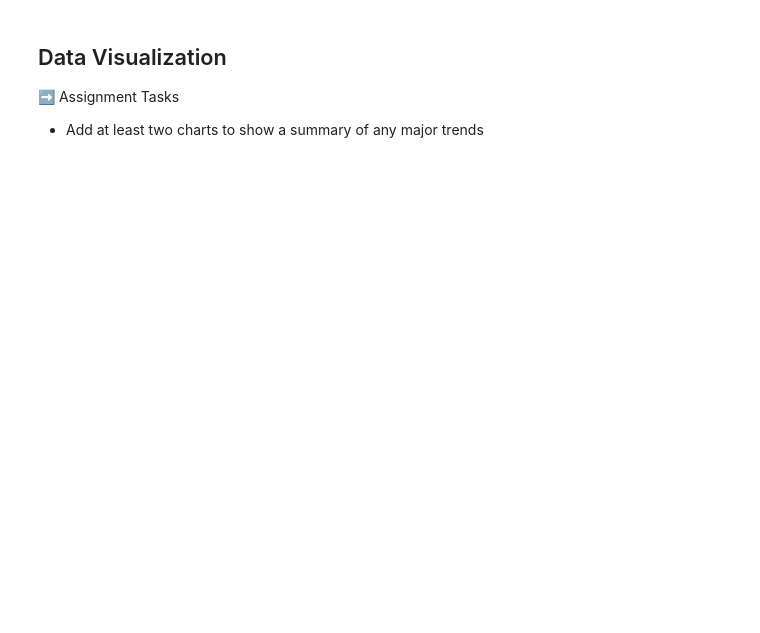
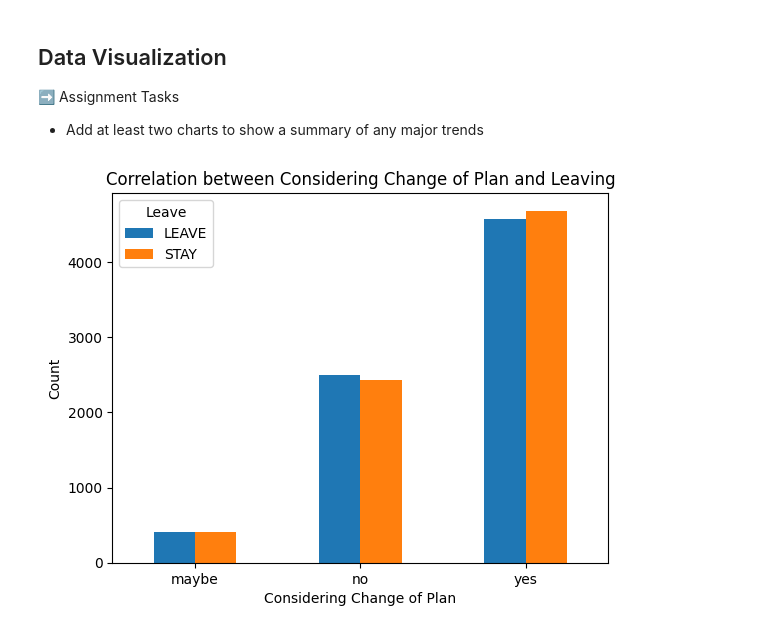
Before and after one commit to matiasarmesto/businessanalytics, a Jupyter notebook: Labs/Scripts/lab_02_megatelco_intro.ipynb, the cells around one changed output. Drawn from its saved outputs; the diff is of its cells as text; code cells hidden in the pictures; blank space fills up the shorter version.

```diff
--- a/Labs/Scripts/lab_02_megatelco_intro.ipynb
+++ b/Labs/Scripts/lab_02_megatelco_intro.ipynb
@@ -260,5 +270,6 @@ college_dict = {
     'zero' : 0,
     'one' : 1,
 }
-df_clean[college] = pd.to_numeric(df_clean['college'], errors= 'coerce').astype('Int64')
+df[college] = pd.to_numeric(df['college'], errors= 'coerce').astype('Int64')
+df_clean.head()
 # %% [output]
@@ -272,3 +351,19 @@ See the caveats in the documentation: https://pandas.pydata.org/pandas-docs/stab
 
 ➡️ Assignment Tasks
 - Add at least two charts to show a summary of any major trends
+# %%
+# Chart to show correlation between considering_change_of_plan with leave group
+
+# Create a cross-tabulation of 'considering_change_of_plan' and 'leave'
+crosstab = pd.crosstab(df_clean['considering_change_of_plan'], df_clean['leave'])
+
+# Plotting the correlation using a bar chart
+crosstab.plot(kind='bar')
+plt.title('Correlation between Considering Change of Plan and Leaving')
+plt.xlabel('Considering Change of Plan')
+plt.ylabel('Count')
+plt.xticks(rotation=0)  # Rotate x-axis labels for better readability
+plt.legend(title='Leave')
+plt.show()
+# %% [output]
+[figure, added]
```
Also changed, not shown: parts of 8 cells of this notebook.
